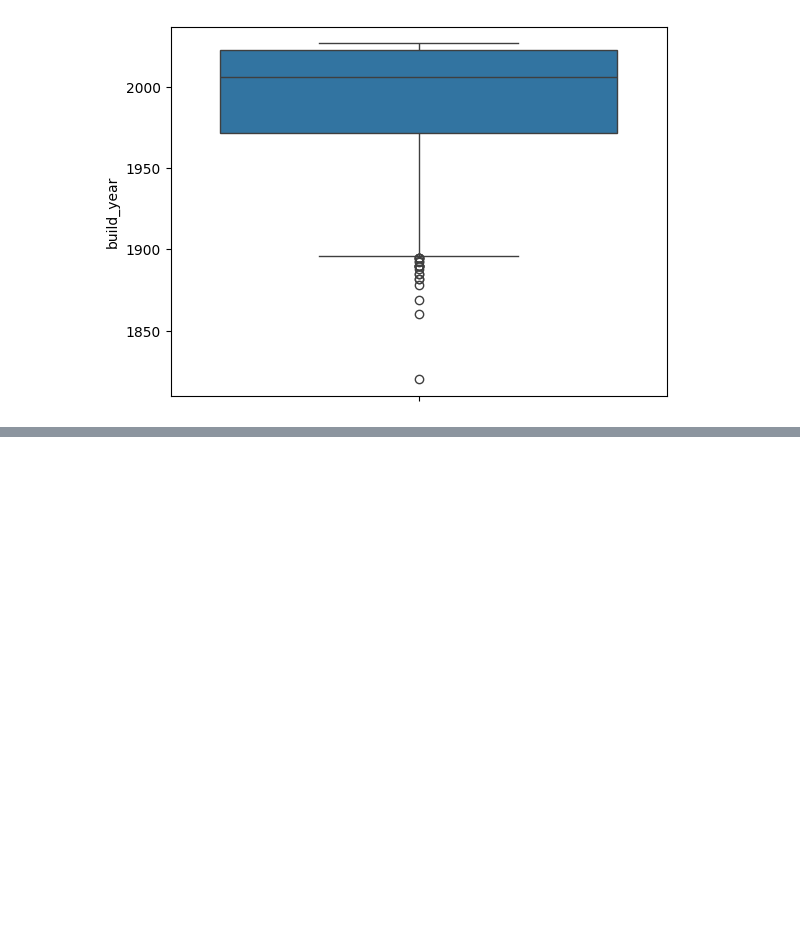
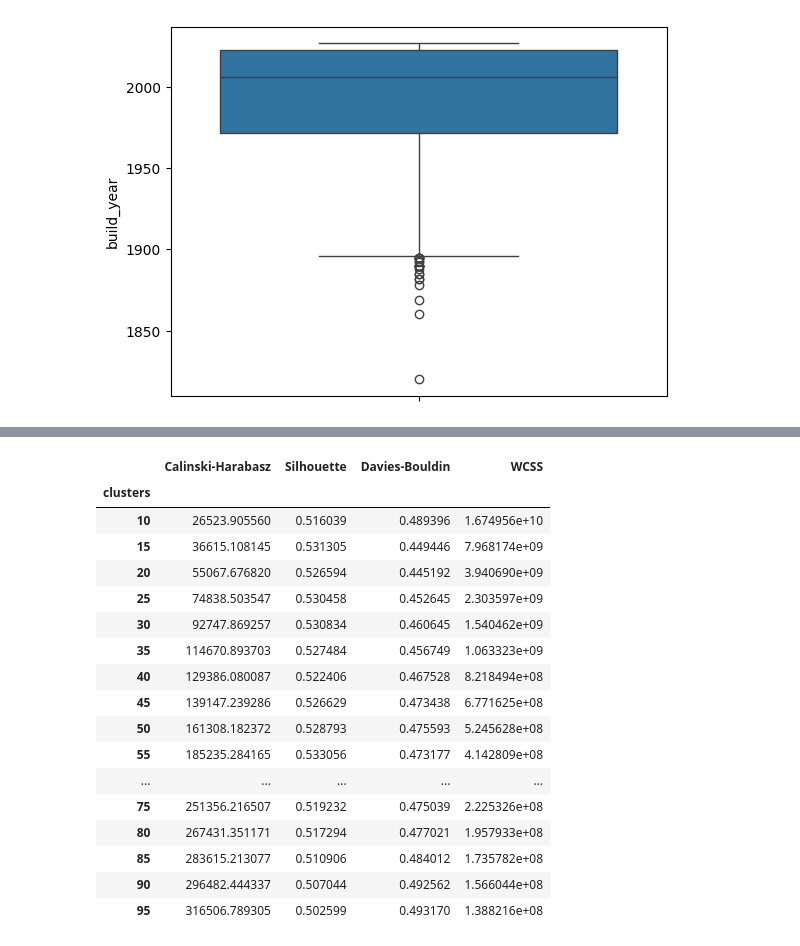
Before and after one commit to ThePhaseless/ProjectMAD, a Jupyter notebook: data_analysis.ipynb, the cells around one changed output, grey strips where cells are left out. Cells and saved outputs as stored; diff of their text form; code cells hidden in the pictures; blank space fills up the shorter version.

```diff
--- a/data_analysis.ipynb
+++ b/data_analysis.ipynb
@@ -134,3 +141,12 @@ sns.boxplot(y = df.build_year)
 # %% [output]
 <Axes: ylabel='build_year'>
 [figure]
+# %%
+from sklearn.impute import SimpleImputer
+
+df_processed = df.drop(columns=["price","date_added"])
+imputer = SimpleImputer(strategy="mean", copy=True)
+
+
+df_processed["build_year"] = imputer.fit_transform(df_processed)
+df_processed.isnull().sum()
@@ -136,0 +184,24 @@ sns.boxplot(y = df.build_year)
+# %%
+df_results = pd.DataFrame(results)
+df_results.set_index("clusters", inplace=True)
+
+df_results
+# %% [output]
+|  | Calinski-Harabasz | Silhouette | Davies-Bouldin | WCSS |
+| clusters |  |  |  |  |
+| 10 | 26523.905560 | 0.516039 | 0.489396 | 1.674956e+10 |
+| 15 | 36615.108145 | 0.531305 | 0.449446 | 7.968174e+09 |
+| 20 | 55067.676820 | 0.526594 | 0.445192 | 3.940690e+09 |
+| 25 | 74838.503547 | 0.530458 | 0.452645 | 2.303597e+09 |
+| 30 | 92747.869257 | 0.530834 | 0.460645 | 1.540462e+09 |
+| 35 | 114670.893703 | 0.527484 | 0.456749 | 1.063323e+09 |
+| 40 | 129386.080087 | 0.522406 | 0.467528 | 8.218494e+08 |
+| 45 | 139147.239286 | 0.526629 | 0.473438 | 6.771625e+08 |
+| 50 | 161308.182372 | 0.528793 | 0.475593 | 5.245628e+08 |
+| 55 | 185235.284165 | 0.533056 | 0.473177 | 4.142809e+08 |
+| ... | ... | ... | ... | ... |
+| 75 | 251356.216507 | 0.519232 | 0.475039 | 2.225326e+08 |
+| 80 | 267431.351171 | 0.517294 | 0.477021 | 1.957933e+08 |
+| 85 | 283615.213077 | 0.510906 | 0.484012 | 1.735782e+08 |
+| 90 | 296482.444337 | 0.507044 | 0.492562 | 1.566044e+08 |
+| 95 | 316506.789305 | 0.502599 | 0.493170 | 1.388216e+08 |
```
Also changed, not shown: parts of 4 cells of this notebook.
